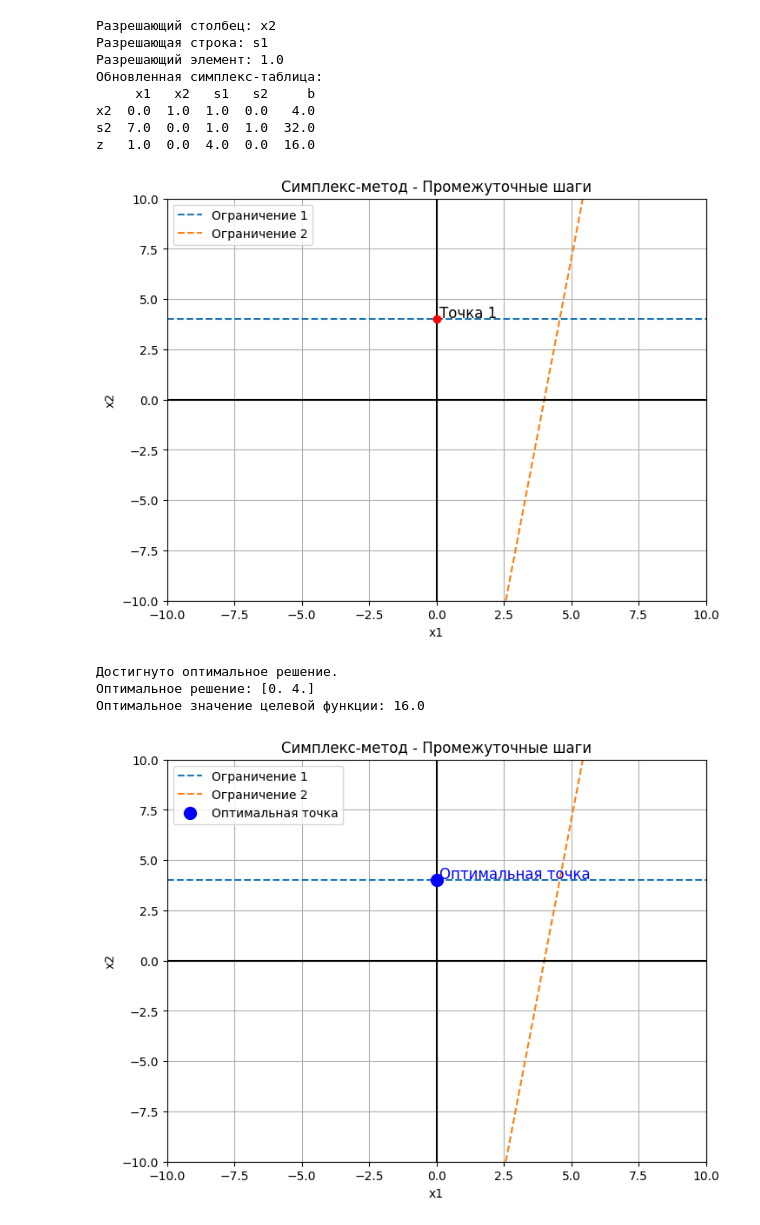
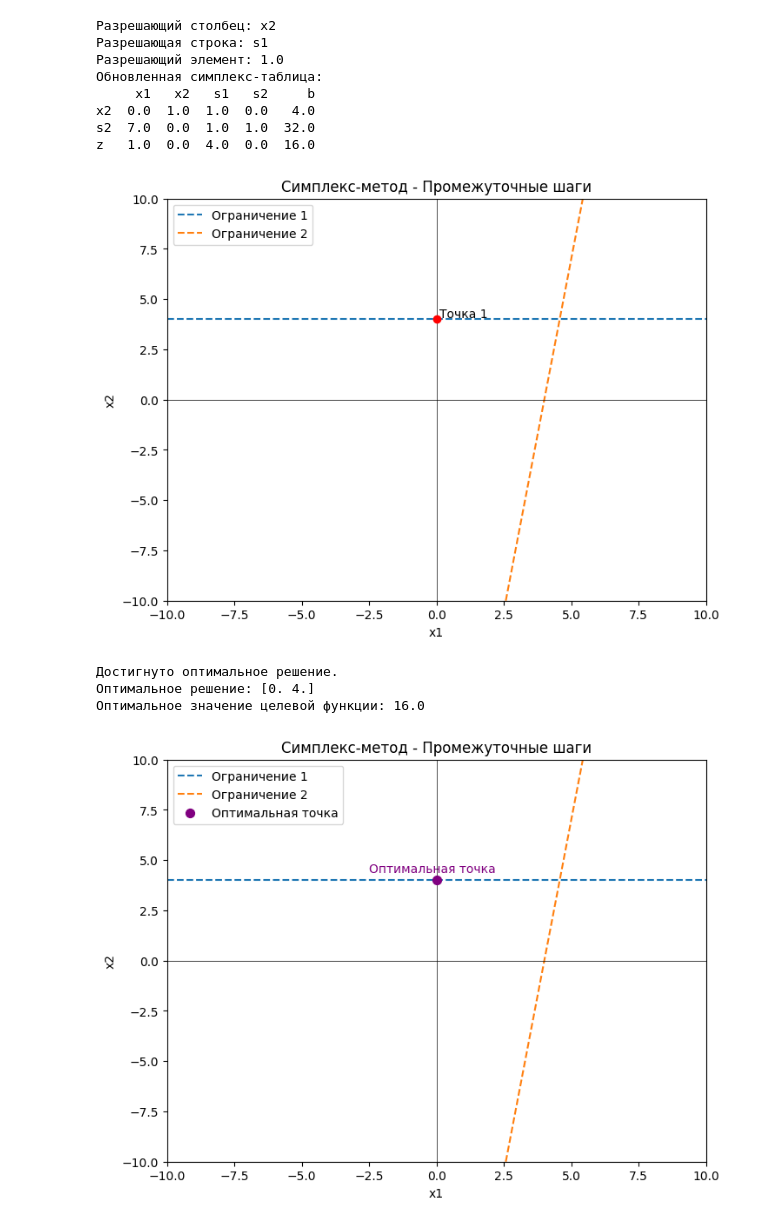
Before and after one commit to KadilenkoIvan/optimization-methods, a Jupyter notebook: 5-V.ipynb, the cells around one changed output. Cells and saved outputs as stored; diff of their text form; code cells hidden in the pictures.

```diff
--- a/5-V.ipynb
+++ b/5-V.ipynb
@@ -8,7 +8,7 @@ import numpy as np
 import pandas as pd
 import matplotlib.pyplot as plt
 
-def simplex_method_max(c, A, b):
+def simplex_method_max(c, A, b, visualisation=True):
     """
     Реализация симплекс-метода для решения задачи линейного программирования.
     c: коэффициенты целевой функции (1D массив).
@@ -61,19 +61,19 @@ def simplex_method_max(c, A, b):
                 plt.axvline(x=b[i] / A[i, 0], label=f"Ограничение {i+1}")
 
         # Задаём оси координат
-        plt.axhline(0, color='black', linewidth=1.5)
-        plt.axvline(0, color='black', linewidth=1.5)
+        plt.axhline(0, color='black', linewidth=0.5, zorder=5)
+        plt.axvline(0, color='black', linewidth=0.5, zorder=5)
 
         # Отображение точек промежуточных решений
         if optimal_point:
             x_opt, y_opt = optimal_point
-            plt.scatter(x_opt, y_opt, color='blue', s=100, zorder=10, label='Оптимальная точка')
-            plt.text(x_opt + 0.1, y_opt + 0.1, "Оптимальная точка", fontsize=12, color='blue')
+            plt.scatter(x_opt, y_opt, color='purple', s=50, zorder=10, label='Оптимальная точка')
+            plt.text(x_opt - 2.5, y_opt + 0.4, "Оптимальная точка", fontsize=10, color='purple')
         else:
             if points:
                 for i, (x, y) in enumerate(points):
                     plt.scatter(x, y, color='red', zorder=5)
-                    plt.text(x + 0.1, y + 0.1, f"Точка {i+1}", fontsize=12)
+                    plt.text(x + 0.1, y + 0.1, f"Точка {i+1}", fontsize=10)
 
         # Отображение оптимальной точки, если она передана
 
@@ -81,7 +81,7 @@ def simplex_method_max(c, A, b):
         plt.xlabel("x1")
         plt.ylabel("x2")
         plt.title("Симплекс-метод - Промежуточные шаги")
-        plt.grid(True)
+        #plt.grid(True)
         plt.legend()
         plt.xlim(-10, 10)
         plt.ylim(-10, 10)
@@ -90,7 +90,8 @@ def simplex_method_max(c, A, b):
     # Отображение начальной таблицы
     print("Начальная симплекс-таблица:")
     print_tableau()
-    visualize_simplex()
+    if visualisation:
+        visualize_simplex()
 
     points = []  # Список для хранения точек промежуточных решений
 
@@ -106,6 +107,7 @@ def simplex_method_max(c, A, b):
         # Поиск первого отрицательного элемента по очереди (чтобы не выбирать сразу наименьший)
         pivot_col = next((idx for idx in negative_indices if tableau[-1, idx] < 0), None)
 
+        # Если нет решающего столбца, оптимальное решение
         if pivot_col is None:
             print("Достигнуто оптимальное решение.")
             break
@@ -178,14 +180,14 @@ z   1.0 -4.0  0.0  0.0   0.0
 Разрешающий столбец: x2
 Разрешающая строка: s1
 Разрешающий элемент: 1.0
 Обновленная симплекс-таблица:
      x1   x2   s1   s2     b
 x2  0.0  1.0  1.0  0.0   4.0
 s2  7.0  0.0  1.0  1.0  32.0
 z   1.0  0.0  4.0  0.0  16.0
-[figure, old version]
+[figure, new version]
 Достигнуто оптимальное решение.
 Оптимальное решение: [0. 4.]
 Оптимальное значение целевой функции: 16.0
-[figure, old version]
+[figure, new version]
 # %%
```
Also changed, not shown: parts of 2 cells of this notebook.
